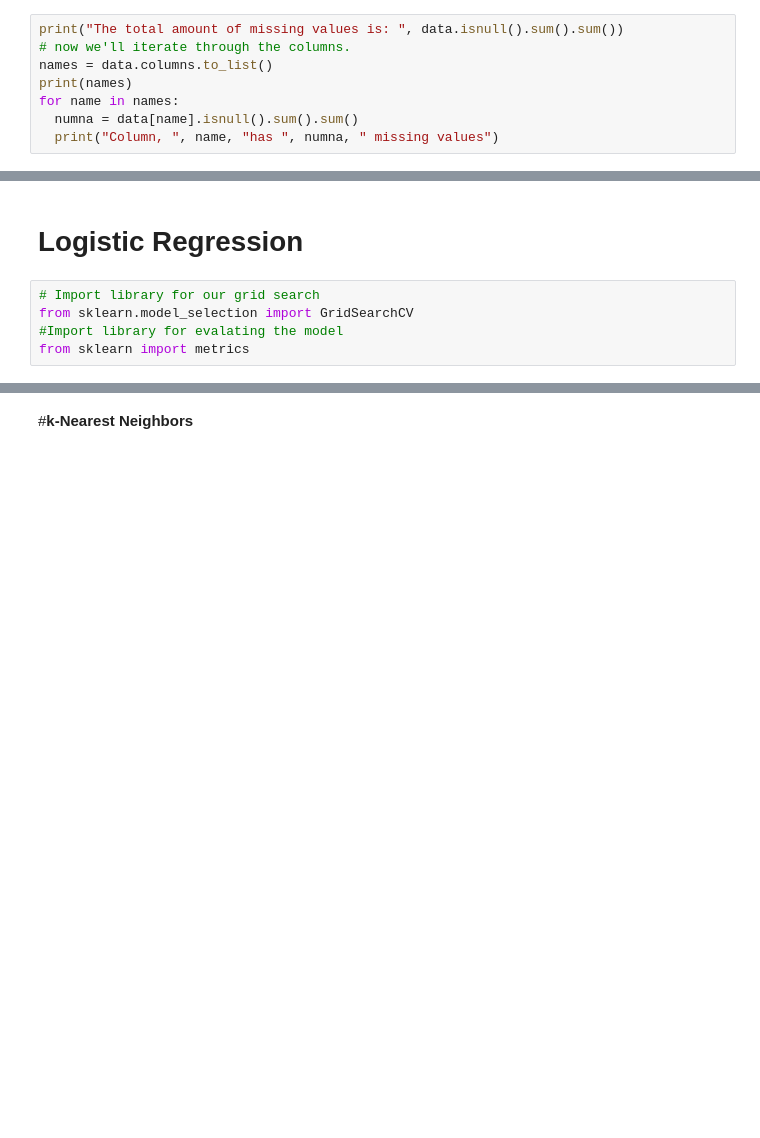
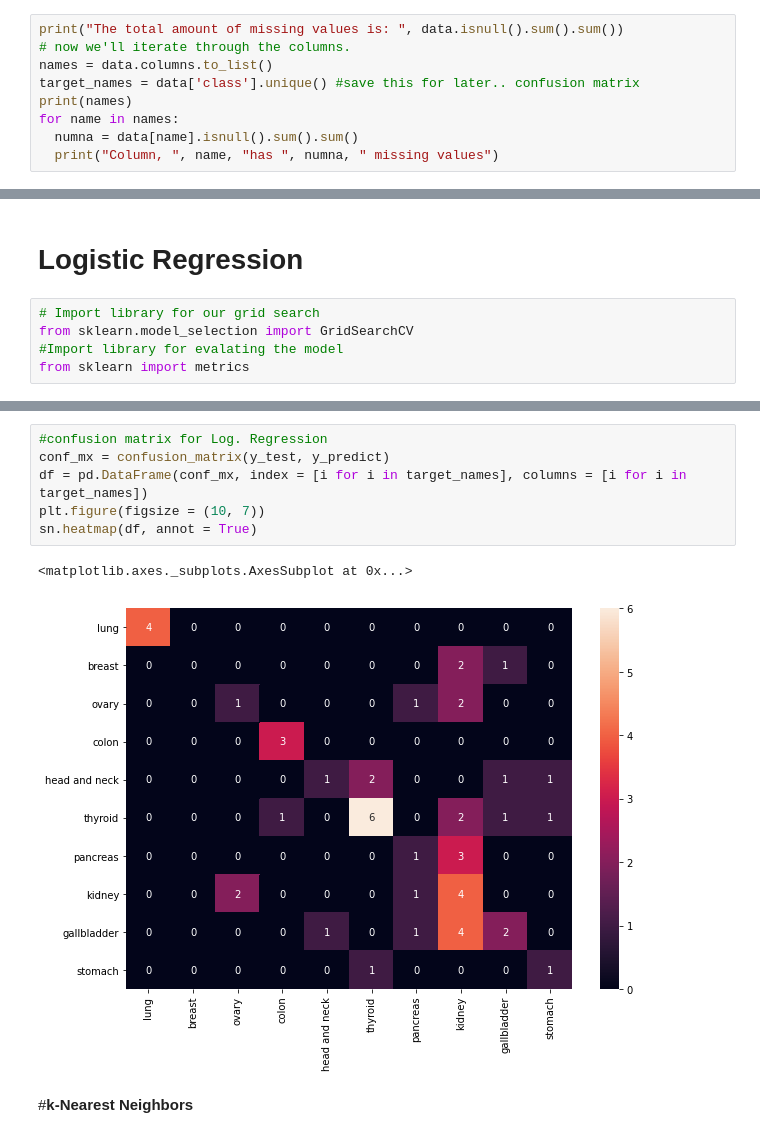
Before and after one commit to AndrewH-ML/TumorClassification, a Jupyter notebook: PrimaryTumor.ipynb, the cells around one changed output, grey strips where cells are left out. Cells and saved outputs as stored; diff of their text form; blank space fills up the shorter version.

```diff
--- a/PrimaryTumor.ipynb
+++ b/PrimaryTumor.ipynb
@@ -83,6 +93,7 @@ Class = esophagus, Count =9, Percentage = 3.061%
 print("The total amount of missing values is: ", data.isnull().sum().sum())
 # now we'll iterate through the columns.
 names = data.columns.to_list()
+target_names = data['class'].unique() #save this for later.. confusion matrix
 print(names)
 for name in names:
   numna = data[name].isnull().sum().sum()
@@ -340,3 +348,12 @@ accuracy on test set: 0.3793103448275862
+# %%
+#confusion matrix for Log. Regression
+conf_mx = confusion_matrix(y_test, y_predict)
+df = pd.DataFrame(conf_mx, index = [i for i in target_names], columns = [i for i in target_names])
+plt.figure(figsize = (10, 7))
+sn.heatmap(df, annot = True)
+# %% [output]
+<matplotlib.axes._subplots.AxesSubplot at 0x...>
+[figure, added]
 # %% [markdown]
 #**k-Nearest Neighbors**
 # %%
```
Also changed, not shown: parts of 25 cells of this notebook.
